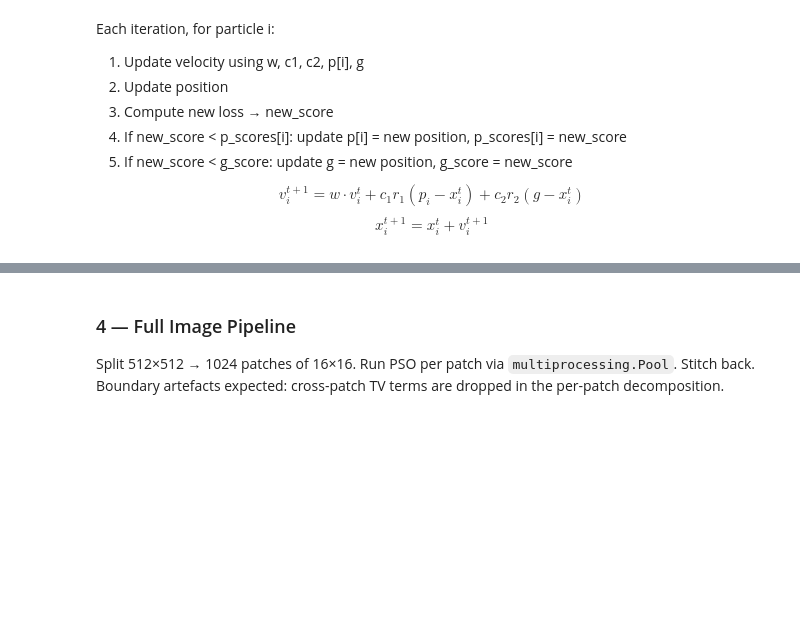
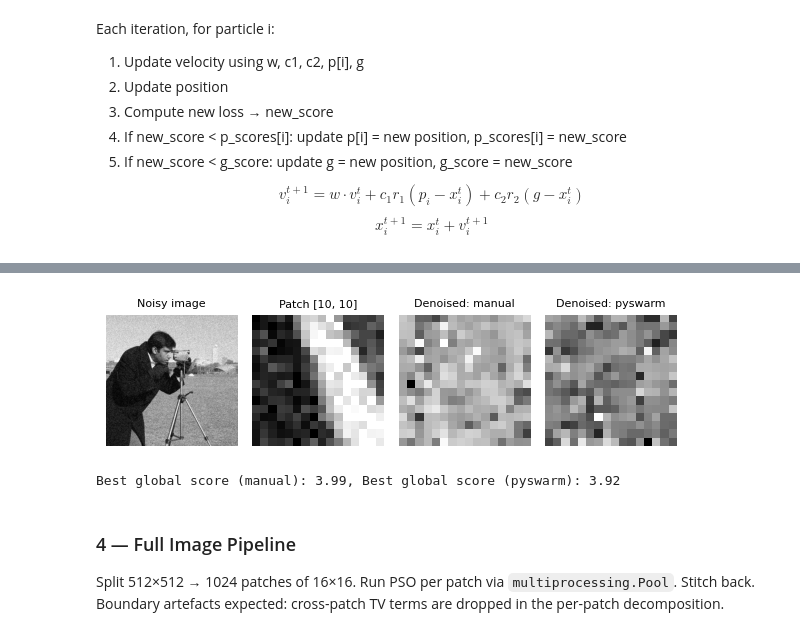
Before and after one commit to cguerreroto/co3, a Jupyter notebook: PSO_1.ipynb, the cells around one changed output, grey strips where cells are left out. Cells and saved outputs as stored; diff of their text form; code cells hidden in the pictures; blank space fills up the shorter version.

```diff
--- a/PSO_1.ipynb
+++ b/PSO_1.ipynb
@@ -202,0 +198,7 @@ Same patch, same hyperparameters. Cross-validatation of final $\mathcal{L}_p$ ag
+# %%
+def wrapper(swarm):
+    loss_psw = []
+    for s in range(len(swarm)):
+        u_part_psw = swarm[s].reshape(patch_shape)
+        loss_psw.append(objective(u_part_psw, v_patch))
+    return np.array(loss_psw)
@@ -203,3 +242,32 @@ Same patch, same hyperparameters. Cross-validatation of final $\mathcal{L}_p$ ag
+# %%
+g_best_p_psw_2d = g_best_p_psw.reshape(patch_shape)
+
+# visualize
+fig, axes = plt.subplots(1, 4, figsize=(6, 4))
+axes[0].imshow(im_n, cmap="gray")
+axes[0].set_title("Noisy image", fontsize=8)
+axes[0].axis("off")
+
+axes[1].imshow(v_patch, cmap="gray")
+axes[1].set_title("Patch [10, 10]", fontsize=8)
+axes[1].axis("off")
+
+axes[2].imshow(g_best_p_2d, cmap="gray")
+axes[2].set_title("Denoised: manual", fontsize=8)
+axes[2].axis("off")
+
+axes[3].imshow(g_best_p_psw_2d, cmap="gray")
+axes[3].set_title("Denoised: pyswarm", fontsize=8)
+axes[3].axis("off")
+
+plt.tight_layout()
+plt.show()
+# %% [output]
+[figure, added]
+# %%
+print(f"Best global score (manual): {g_best_scores:.2f}, Best global score (pyswarm): {g_best_scores_psw:.2f}")
+# %% [output]
+Best global score (manual): 3.99, Best global score (pyswarm): 3.92
 # %% [markdown]
 ### 4 — Full Image Pipeline
 Split 512×512 → 1024 patches of 16×16. Run PSO per patch via `multiprocessing.Pool`. Stitch back.
```
Also changed, not shown: parts of 11 cells of this notebook.
